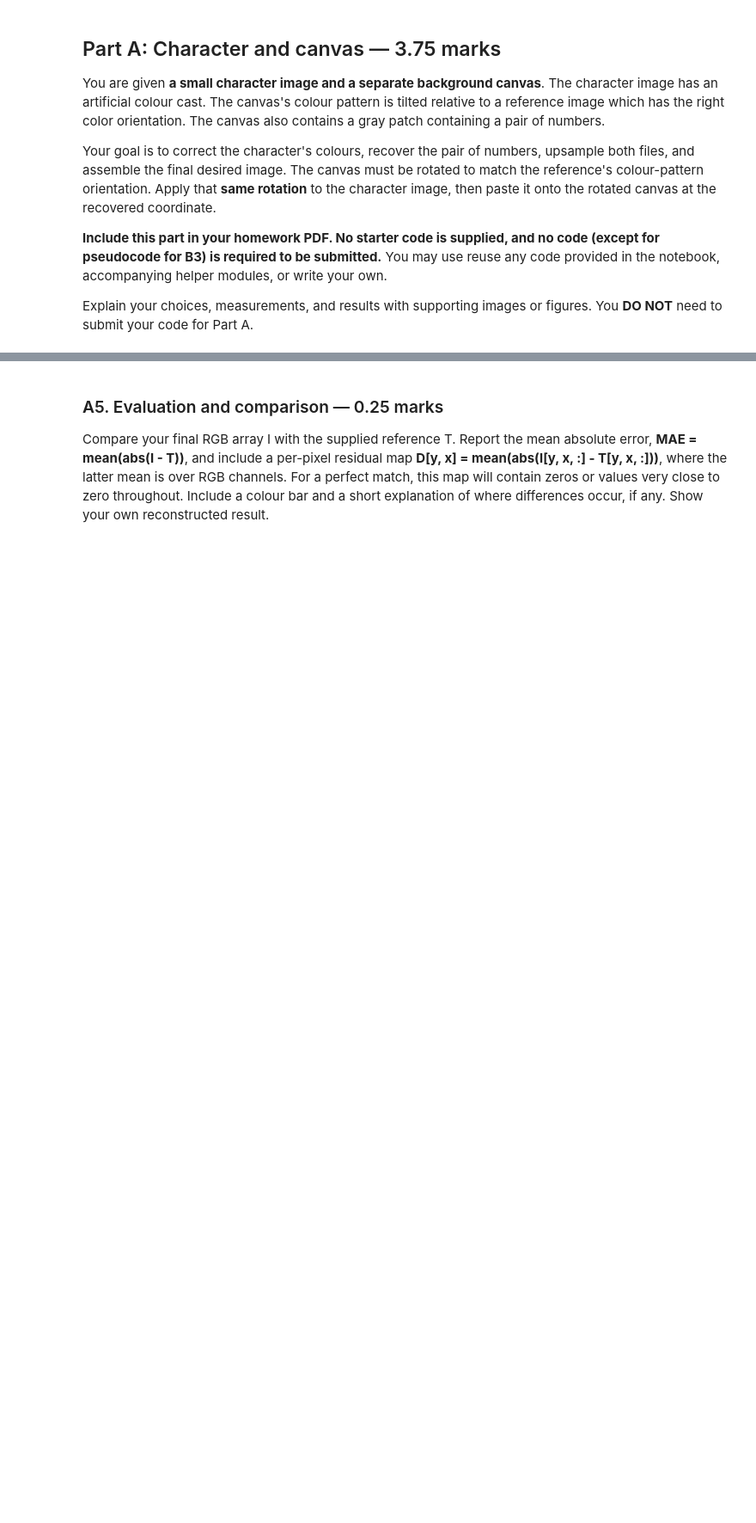
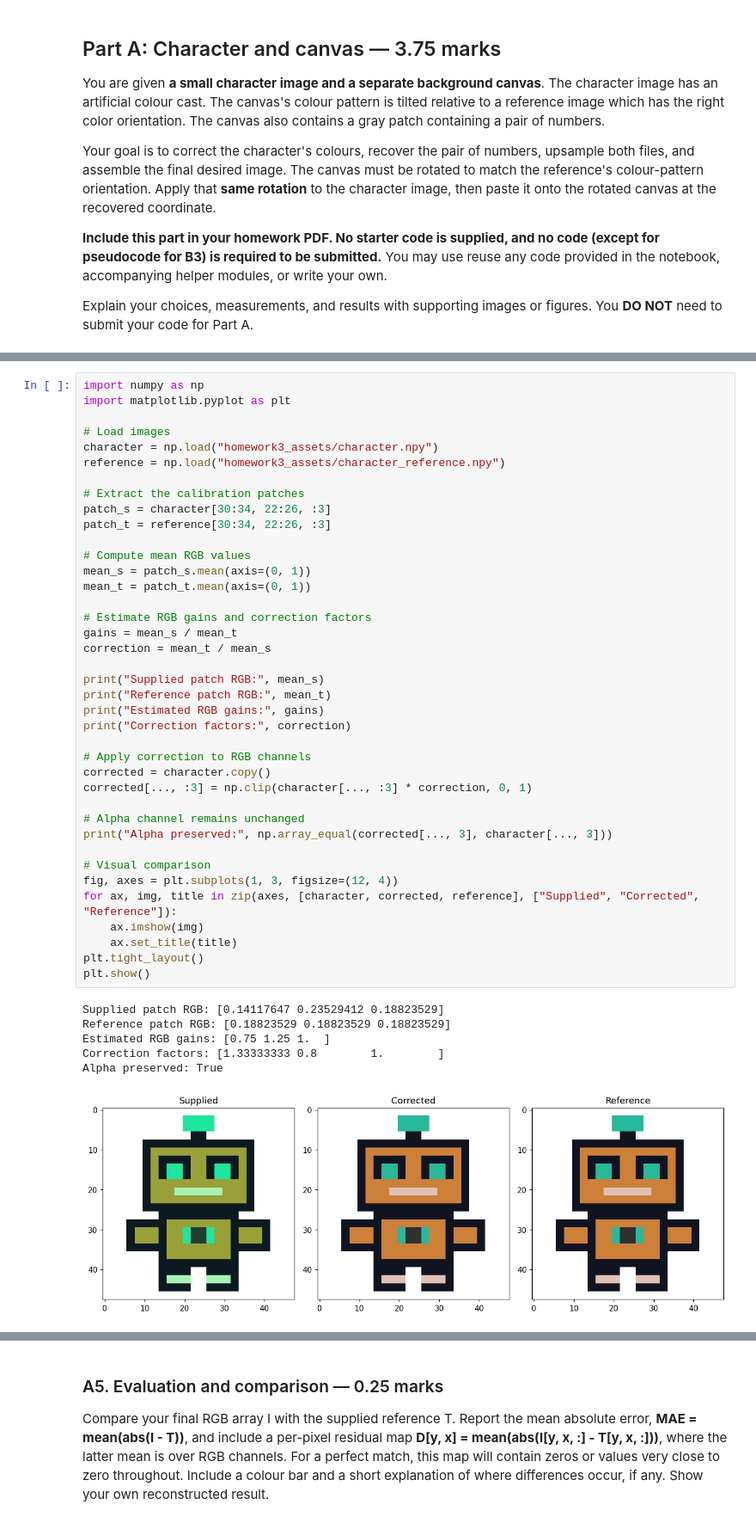
Before and after one commit to hhcgoodluck/CSC320-Introduction-to-Visual-Computing, a Jupyter notebook: lab03/notebook3_continuous.ipynb, the cells around one changed output, grey strips where cells are left out. Shown at 86% size. Cells and saved outputs as stored; diff of their text form; blank space fills up the shorter version.

```diff
--- a/lab03/notebook3_continuous.ipynb
+++ b/lab03/notebook3_continuous.ipynb
@@ -297,6 +297,52 @@ For full marks, you'd need to use only the calibration patch information provide
 corresponding patch in the reference character image.
 
 ![Supplied character and expected character colours](homework3_assets/targets/01_colour_goal.png)
+# %%
+import numpy as np
+import matplotlib.pyplot as plt
+
+# Load images
+character = np.load("homework3_assets/character.npy")
+reference = np.load("homework3_assets/character_reference.npy")
+
+# Extract the calibration patches
+patch_s = character[30:34, 22:26, :3]
+patch_t = reference[30:34, 22:26, :3]
+
+# Compute mean RGB values
+mean_s = patch_s.mean(axis=(0, 1))
+mean_t = patch_t.mean(axis=(0, 1))
+
+# Estimate RGB gains and correction factors
+gains = mean_s / mean_t
+correction = mean_t / mean_s
+
+print("Supplied patch RGB:", mean_s)
+print("Reference patch RGB:", mean_t)
+print("Estimated RGB gains:", gains)
+print("Correction factors:", correction)
+
+# Apply correction to RGB channels
+corrected = character.copy()
+corrected[..., :3] = np.clip(character[..., :3] * correction, 0, 1)
+
+# Alpha channel remains unchanged
+print("Alpha preserved:", np.array_equal(corrected[..., 3], character[..., 3]))
+
+# Visual comparison
+fig, axes = plt.subplots(1, 3, figsize=(12, 4))
+for ax, img, title in zip(axes, [character, corrected, reference], ["Supplied", "Corrected", "Reference"]):
+    ax.imshow(img)
+    ax.set_title(title)
+plt.tight_layout()
+plt.show()
+# %% [output]
+Supplied patch RGB: [0.14117647 0.23529412 0.18823529]
+Reference patch RGB: [0.18823529 0.18823529 0.18823529]
+Estimated RGB gains: [0.75 1.25 1.  ]
+Correction factors: [1.33333333 0.8        1.        ]
+Alpha preserved: True
+[figure, added]
 # %% [markdown]
 ### A2. Find the numbers — 1.00 marks
 
```
Also changed, not shown: parts of 8 cells of this notebook, 8 other files.
